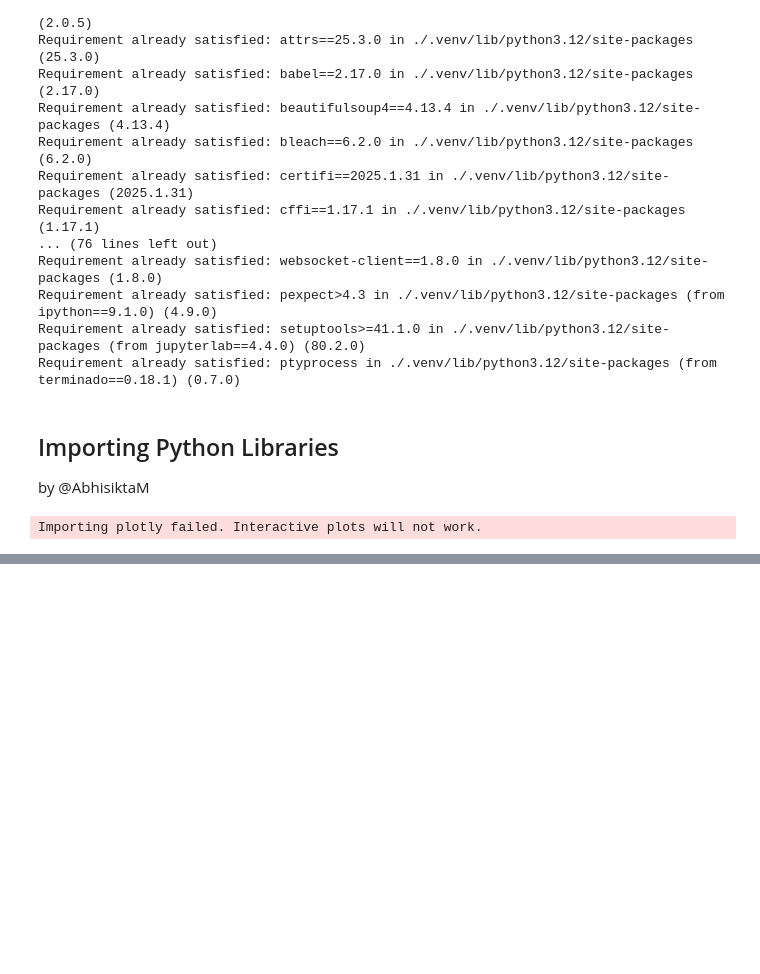
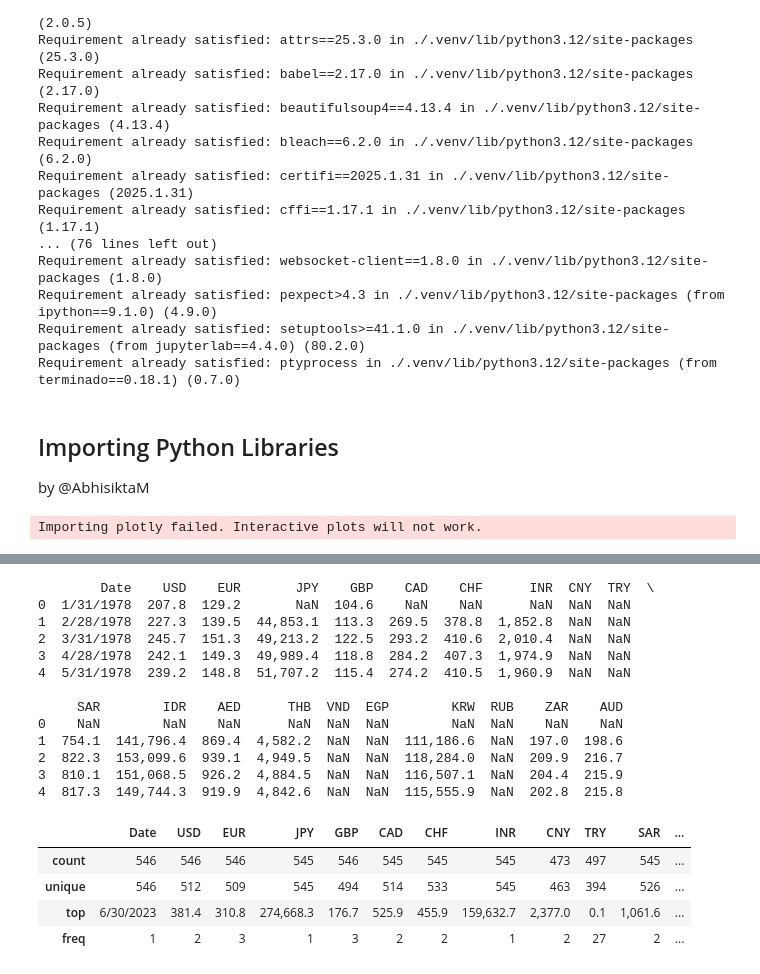
Before and after one commit to AbhisiktaM/time_series_assignment, a Jupyter notebook: project.ipynb, the cells around one changed output, grey strips where cells are left out. Drawn from its saved outputs; the diff is of its cells as text; code cells hidden in the pictures; blank space fills up the shorter version.

Commit message:
Add: Data Exploration in project.ipynb
Did some data exploration of the Monthly Average Gold Prices to find Columns of interest to use Downstream

```diff
--- a/project.ipynb
+++ b/project.ipynb
@@ -40,0 +50,23 @@ Importing plotly failed. Interactive plots will not work.
+# %%
+df = pd.read_csv("data/Monthly_Avg.csv")
+print(df.head(5))
+df.describe()
+# %% [output]
+        Date    USD    EUR       JPY    GBP    CAD    CHF      INR  CNY  TRY  \
+0  1/31/1978  207.8  129.2       NaN  104.6    NaN    NaN      NaN  NaN  NaN
+1  2/28/1978  227.3  139.5  44,853.1  113.3  269.5  378.8  1,852.8  NaN  NaN
+2  3/31/1978  245.7  151.3  49,213.2  122.5  293.2  410.6  2,010.4  NaN  NaN
+3  4/28/1978  242.1  149.3  49,989.4  118.8  284.2  407.3  1,974.9  NaN  NaN
+4  5/31/1978  239.2  148.8  51,707.2  115.4  274.2  410.5  1,960.9  NaN  NaN
+
+     SAR        IDR    AED      THB  VND  EGP        KRW  RUB    ZAR    AUD
+0    NaN        NaN    NaN      NaN  NaN  NaN        NaN  NaN    NaN    NaN
+1  754.1  141,796.4  869.4  4,582.2  NaN  NaN  111,186.6  NaN  197.0  198.6
+2  822.3  153,099.6  939.1  4,949.5  NaN  NaN  118,284.0  NaN  209.9  216.7
+3  810.1  151,068.5  926.2  4,884.5  NaN  NaN  116,507.1  NaN  204.4  215.9
+4  817.3  149,744.3  919.9  4,842.6  NaN  NaN  115,555.9  NaN  202.8  215.8
+|  | Date | USD | EUR | JPY | GBP | CAD | CHF | INR | CNY | TRY | SAR | ... |
+| count | 546 | 546 | 546 | 545 | 546 | 545 | 545 | 545 | 473 | 497 | 545 | ... |
+| unique | 546 | 512 | 509 | 545 | 494 | 514 | 533 | 545 | 463 | 394 | 526 | ... |
+| top | 6/30/2023 | 381.4 | 310.8 | 274,668.3 | 176.7 | 525.9 | 455.9 | 159,632.7 | 2,377.0 | 0.1 | 1,061.6 | ... |
+| freq | 1 | 2 | 3 | 1 | 3 | 2 | 2 | 1 | 2 | 27 | 2 | ... |
```
Also changed, not shown: parts of 3 cells of this notebook.
